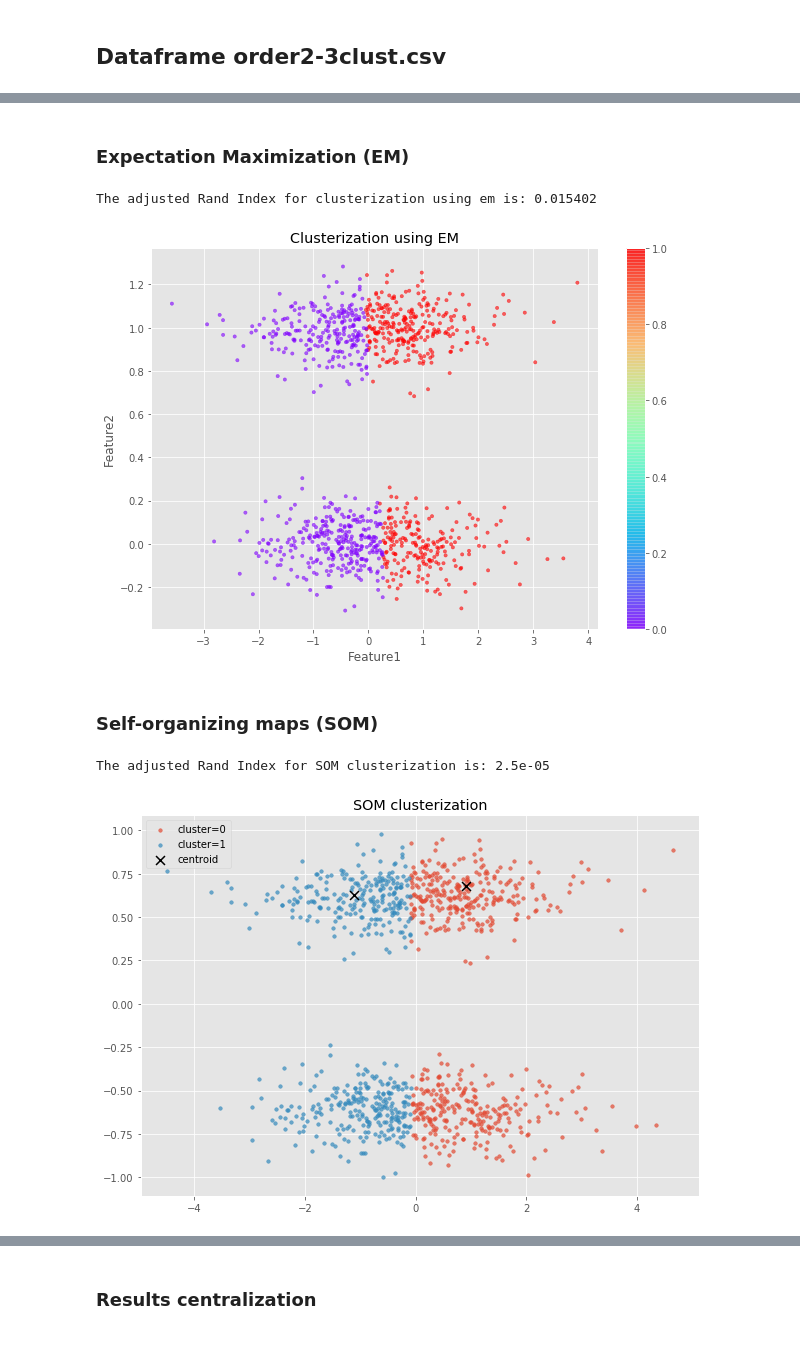
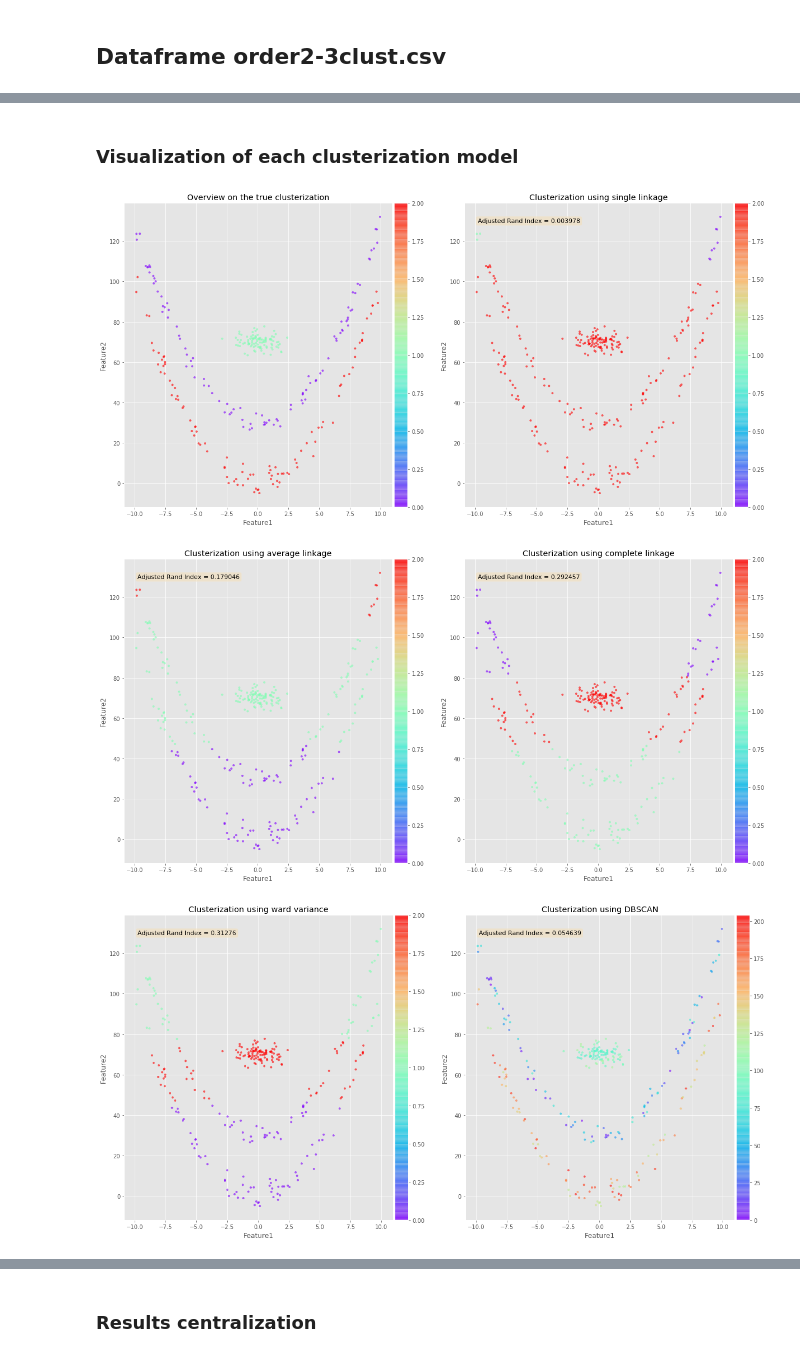
Before and after one commit to RacovitaMadalina/DataMining, a Jupyter notebook: Task5 - Clustering/Task5 - Unsupervised Learning Analysis.ipynb, the cells around one changed output, grey strips where cells are left out. Cells and saved outputs as stored; diff of their text form; code cells hidden in the pictures.

```diff
--- a/Task5 - Clustering/Task5 - Unsupervised Learning Analysis.ipynb
+++ b/Task5 - Clustering/Task5 - Unsupervised Learning Analysis.ipynb
@@ -580,22 +410,8 @@ The adjusted Rand Index for clusterization using k-means is: -0.000805
-# %% [markdown]
-### Expectation Maximization (EM)
-# %%
-labels_pred = perform_gmm(max(list(df_long['ClusterIndex'].unique())) + 1, df_long[['Feature1', 'Feature2']].values)
-plot, em_adj_rand_index = visualize_clusterization(feature_one = df_long['Feature1'], feature_two = df_long['Feature2'],
-                         true_labels = df_long['ClusterIndex'], predicted_labels = labels_pred,
-                         xlabel = 'Feature1', ylabel = 'Feature2', title = 'Clusterization using EM')
-# %% [output]
-The adjusted Rand Index for clusterization using em is: 0.015402
-[figure, removed]
-# %% [markdown]
-### Self-organizing maps (SOM)
-# %%
-data = df_long[['Feature1', 'Feature2']].values
-true_labels = df_long['ClusterIndex']
-title = 'SOM clusterization'
-n_clusters = max(list(df_long['ClusterIndex'].unique())) + 1
-
-som_adj_rand_index = perform_som_clusterisation(data, true_labels, title, n_clusters)
-# %% [output]
-The adjusted Rand Index for SOM clusterization is: 2.5e-05
-[figure, removed]
+# %% [markdown]
+### Visualization of each clusterization model
+# %%
+clusterization_results = perform_all_clusterization_types(df_order2_3c, 'Feature1', 'Feature2', 'ClusterIndex')
+# %% [output]
+[figure, added]
+[figure, added]
+[figure, added]
```
Also changed, not shown: parts of 106 cells of this notebook.
